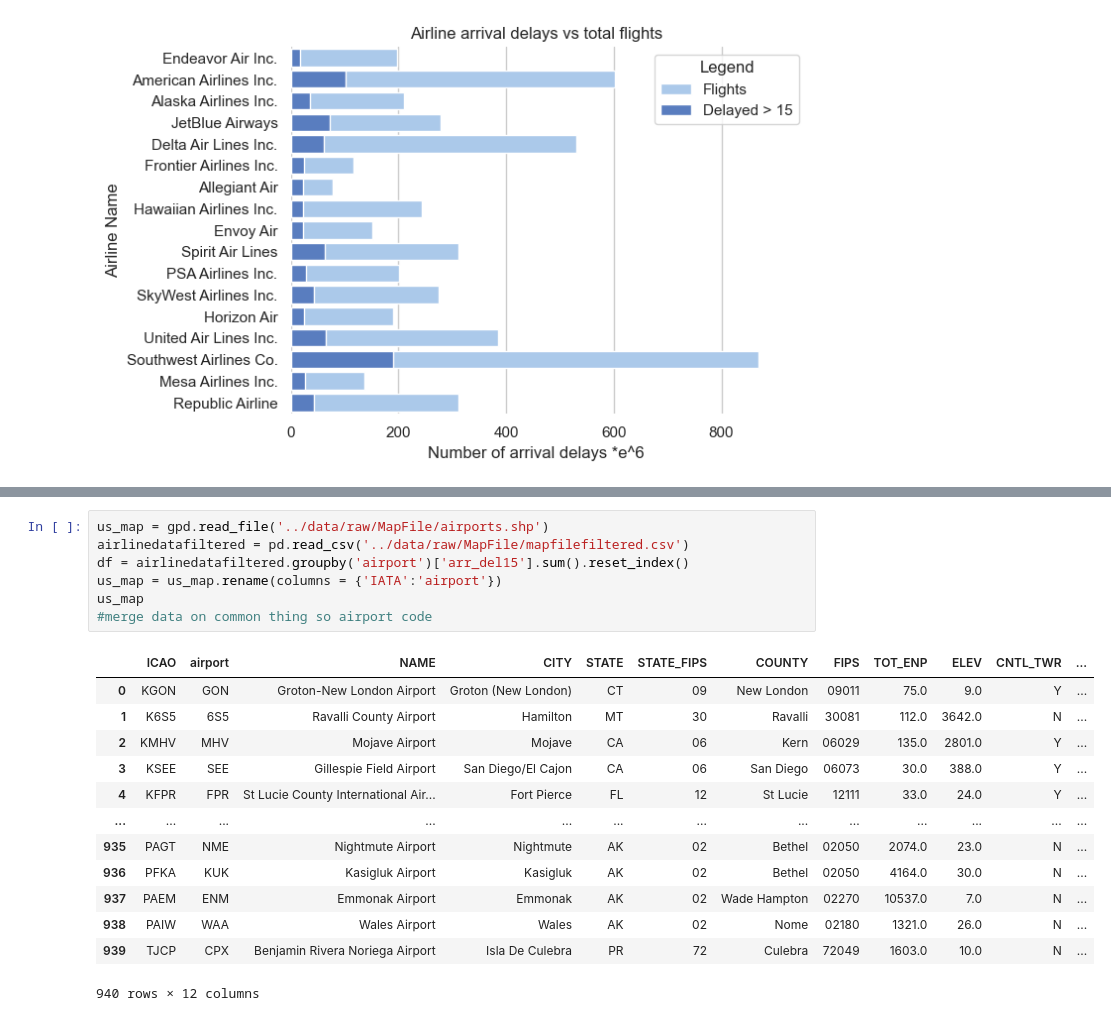
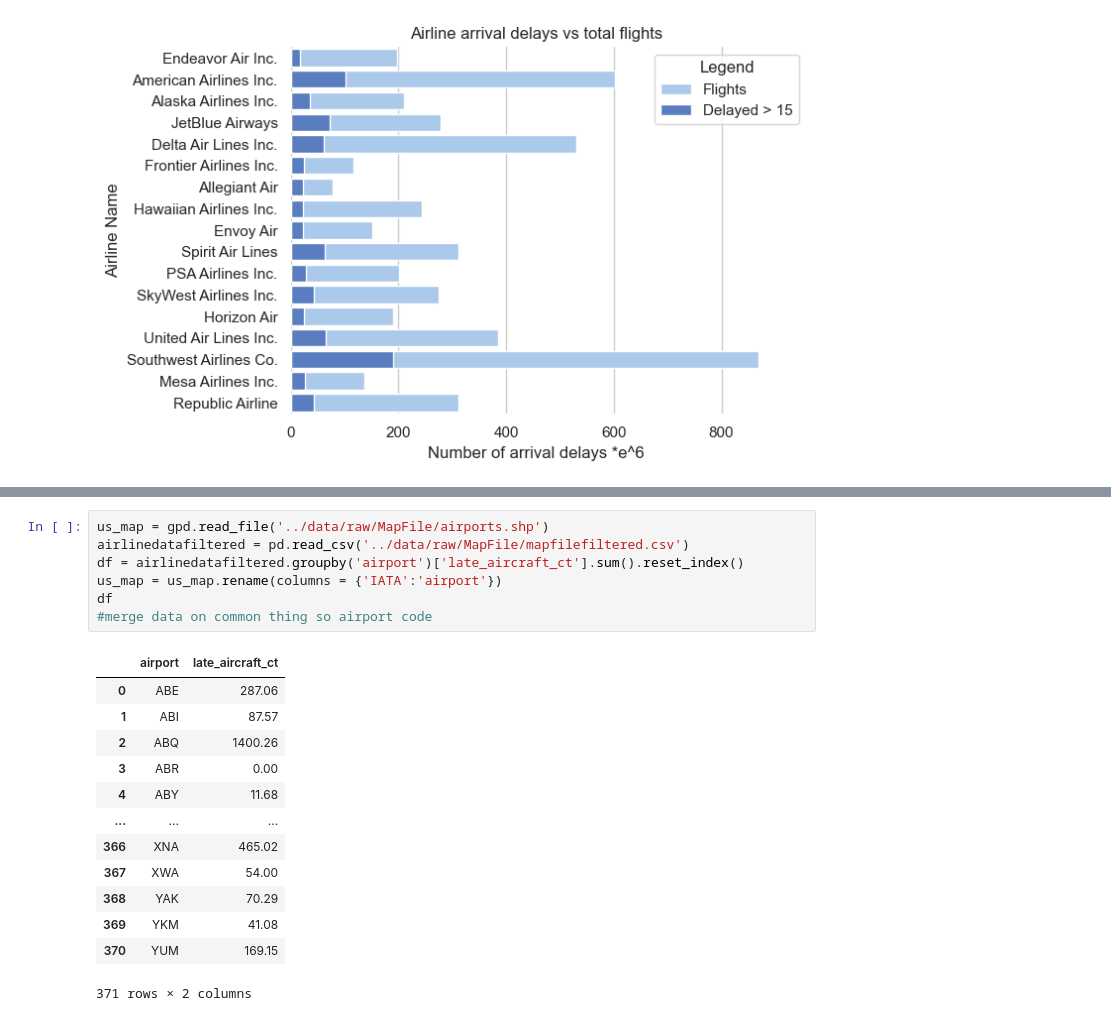
Before and after one commit to ubco-W2022T2-data301/project-group-group51, a Jupyter notebook: analysis/analysis2.ipynb, the cells around one changed output, grey strips where cells are left out. Drawn from its saved outputs; the diff is of its cells as text.

```diff
--- a/analysis/analysis2.ipynb
+++ b/analysis/analysis2.ipynb
@@ -43,22 +45,22 @@ df.to_csv('../data/raw/MapFile/mapfilefiltered.csv')
 # %%
 us_map = gpd.read_file('../data/raw/MapFile/airports.shp')
 airlinedatafiltered = pd.read_csv('../data/raw/MapFile/mapfilefiltered.csv')
-df = airlinedatafiltered.groupby('airport')['arr_del15'].sum().reset_index()
+df = airlinedatafiltered.groupby('airport')['late_aircraft_ct'].sum().reset_index()
 us_map = us_map.rename(columns = {'IATA':'airport'})
-us_map
+df
 #merge data on common thing so airport code
 # %% [output]
-|  | ICAO | airport | NAME | CITY | STATE | STATE_FIPS | COUNTY | FIPS | TOT_ENP | ELEV | CNTL_TWR | ... |
-| 0 | KGON | GON | Groton-New London Airport | Groton (New London) | CT | 09 | New London | 09011 | 75.0 | 9.0 | Y | ... |
-| 1 | K6S5 | 6S5 | Ravalli County Airport | Hamilton | MT | 30 | Ravalli | 30081 | 112.0 | 3642.0 | N | ... |
-| 2 | KMHV | MHV | Mojave Airport | Mojave | CA | 06 | Kern | 06029 | 135.0 | 2801.0 | Y | ... |
-| 3 | KSEE | SEE | Gillespie Field Airport | San Diego/El Cajon | CA | 06 | San Diego | 06073 | 30.0 | 388.0 | Y | ... |
-| 4 | KFPR | FPR | St Lucie County International Air... | Fort Pierce | FL | 12 | St Lucie | 12111 | 33.0 | 24.0 | Y | ... |
-| ... | ... | ... | ... | ... | ... | ... | ... | ... | ... | ... | ... | ... |
-| 935 | PAGT | NME | Nightmute Airport | Nightmute | AK | 02 | Bethel | 02050 | 2074.0 | 23.0 | N | ... |
-| 936 | PFKA | KUK | Kasigluk Airport | Kasigluk | AK | 02 | Bethel | 02050 | 4164.0 | 30.0 | N | ... |
-| 937 | PAEM | ENM | Emmonak Airport | Emmonak | AK | 02 | Wade Hampton | 02270 | 10537.0 | 7.0 | N | ... |
-| 938 | PAIW | WAA | Wales Airport | Wales | AK | 02 | Nome | 02180 | 1321.0 | 26.0 | N | ... |
-| 939 | TJCP | CPX | Benjamin Rivera Noriega Airport | Isla De Culebra | PR | 72 | Culebra | 72049 | 1603.0 | 10.0 | N | ... |
+|  | airport | late_aircraft_ct |
+| 0 | ABE | 287.06 |
+| 1 | ABI | 87.57 |
+| 2 | ABQ | 1400.26 |
+| 3 | ABR | 0.00 |
+| 4 | ABY | 11.68 |
+| ... | ... | ... |
+| 366 | XNA | 465.02 |
+| 367 | XWA | 54.00 |
+| 368 | YAK | 70.29 |
+| 369 | YKM | 41.08 |
+| 370 | YUM | 169.15 |
-940 rows × 12 columns
+371 rows × 2 columns
 # %%
```
Also changed, not shown: parts of 2 cells of this notebook.
